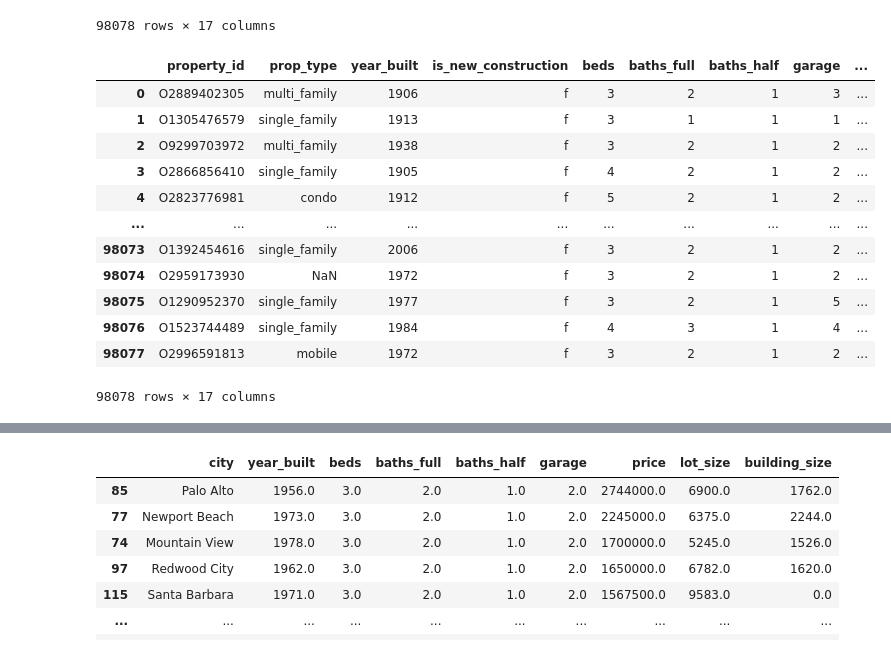
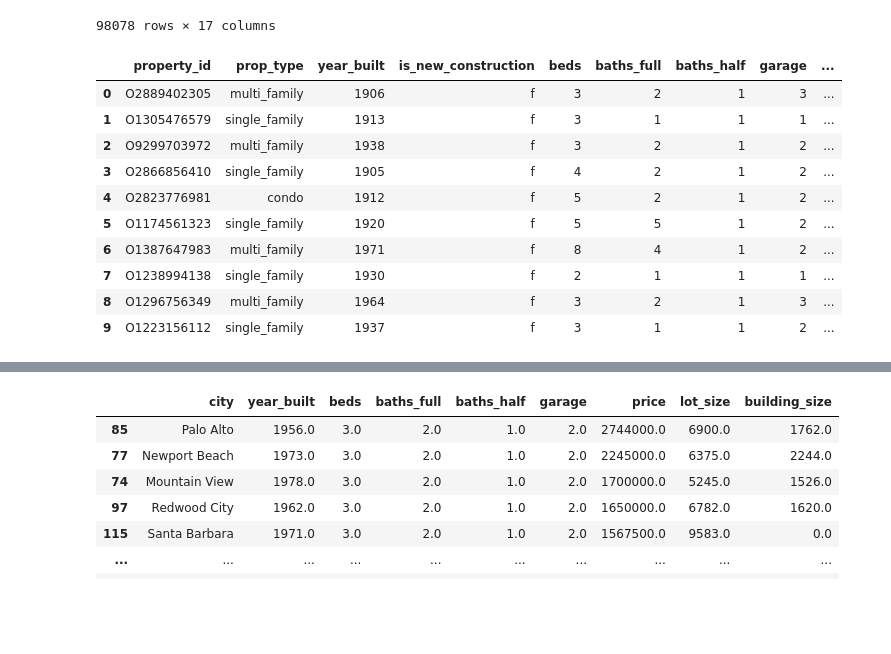
Before and after one commit to sakuraszy/STATS-170A-Group, a Jupyter notebook: presentation_1_data_vis.ipynb, the cells around one changed output, grey strips where cells are left out. Cells and saved outputs as stored; diff of their text form; code cells hidden in the pictures; blank space fills up the shorter version.

```diff
--- a/presentation_1_data_vis.ipynb
+++ b/presentation_1_data_vis.ipynb
@@ -30,19 +35,17 @@ housing
 housing = housing.fillna(housing.mean()).astype({"year_built": int, "beds": int, "baths_full": int, "baths_half": int, "garage": int,"price": int,
                          "lot_size": int,"building_size": int, "postal_code": str})
 # %%
-housing
+housing.head(10)
 # %% [output]
 |  | property_id | prop_type | year_built | is_new_construction | beds | baths_full | baths_half | garage | ... |
 | 0 | O2889402305 | multi_family | 1906 | f | 3 | 2 | 1 | 3 | ... |
 | 1 | O1305476579 | single_family | 1913 | f | 3 | 1 | 1 | 1 | ... |
 | 2 | O9299703972 | multi_family | 1938 | f | 3 | 2 | 1 | 2 | ... |
 | 3 | O2866856410 | single_family | 1905 | f | 4 | 2 | 1 | 2 | ... |
 | 4 | O2823776981 | condo | 1912 | f | 5 | 2 | 1 | 2 | ... |
-| ... | ... | ... | ... | ... | ... | ... | ... | ... | ... |
-| 98073 | O1392454616 | single_family | 2006 | f | 3 | 2 | 1 | 2 | ... |
-| 98074 | O2959173930 | NaN | 1972 | f | 3 | 2 | 1 | 2 | ... |
-| 98075 | O1290952370 | single_family | 1977 | f | 3 | 2 | 1 | 5 | ... |
-| 98076 | O1523744489 | single_family | 1984 | f | 4 | 3 | 1 | 4 | ... |
-| 98077 | O2996591813 | mobile | 1972 | f | 3 | 2 | 1 | 2 | ... |
+| 5 | O1174561323 | single_family | 1920 | f | 5 | 5 | 1 | 2 | ... |
+| 6 | O1387647983 | multi_family | 1971 | f | 8 | 4 | 1 | 2 | ... |
+| 7 | O1238994138 | single_family | 1930 | f | 2 | 1 | 1 | 1 | ... |
+| 8 | O1296756349 | multi_family | 1964 | f | 3 | 2 | 1 | 3 | ... |
+| 9 | O1223156112 | single_family | 1937 | f | 3 | 1 | 1 | 2 | ... |
-98078 rows × 17 columns
 # %%
```
Also changed, not shown: parts of 7 cells of this notebook.
